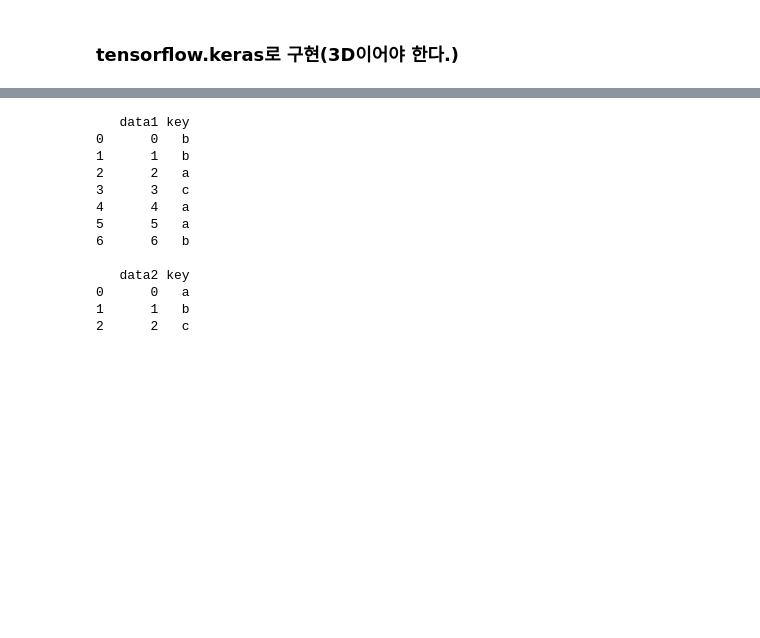
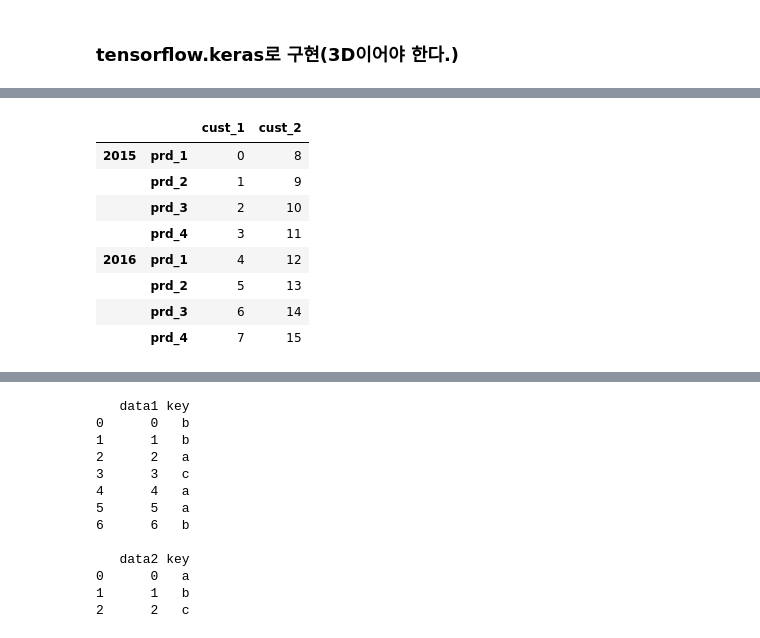
Before and after one commit to hnchae/TIL, a Jupyter notebook: 1_python/헷갈리는 문법 정리하기.ipynb, the cells around one changed output, grey strips where cells are left out. Cells and saved outputs as stored; diff of their text form; code cells hidden in the pictures; blank space fills up the shorter version.

```diff
--- a/1_python/헷갈리는 문법 정리하기.ipynb
+++ b/1_python/헷갈리는 문법 정리하기.ipynb
@@ -148,0 +154,6 @@ array([[ 50,  68],
+# %%
+mul_index = pd.MultiIndex.from_tuples([('cust_1', '2015'), ('cust_1', '2016'),('cust_2', '2015'), ('cust_2', '2016')])
+data = pd.DataFrame(data=np.arange(16).reshape(4, 4),index=mul_index,columns=['prd_1', 'prd_2', 'prd_3', 'prd_4'], dtype='int')
+
+print(mul_index)
+print(data)
@@ -148,0 +171,4 @@ array([[ 50,  68],
+# %%
+#stack
+data_stacked = data.stack()
+data_stacked
@@ -148,0 +306,12 @@ array([[ 50,  68],
+# %%
+data_stacked.unstack(level=0)
+# %% [output]
+|  |  | cust_1 | cust_2 |
+| 2015 | prd_1 | 0 | 8 |
+|  | prd_2 | 1 | 9 |
+|  | prd_3 | 2 | 10 |
+|  | prd_4 | 3 | 11 |
+| 2016 | prd_1 | 4 | 12 |
+|  | prd_2 | 5 | 13 |
+|  | prd_3 | 6 | 14 |
+|  | prd_4 | 7 | 15 |
```
Also changed, not shown: parts of 19 cells of this notebook.
